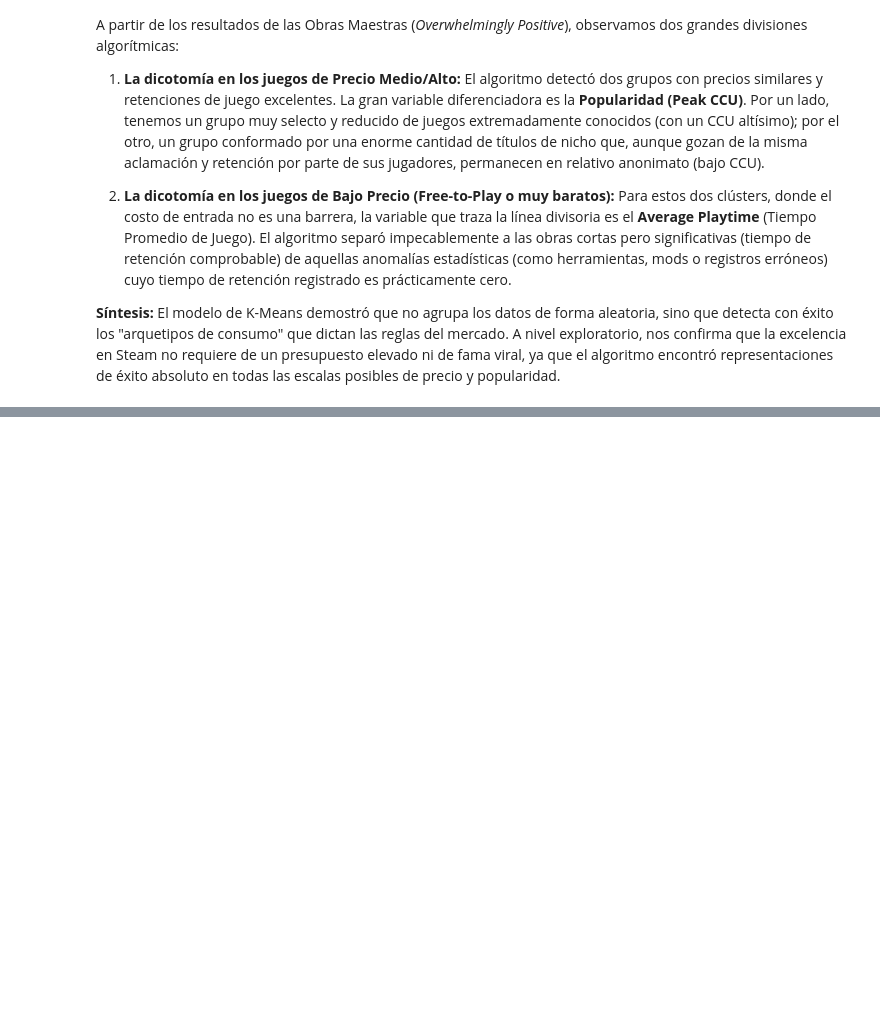
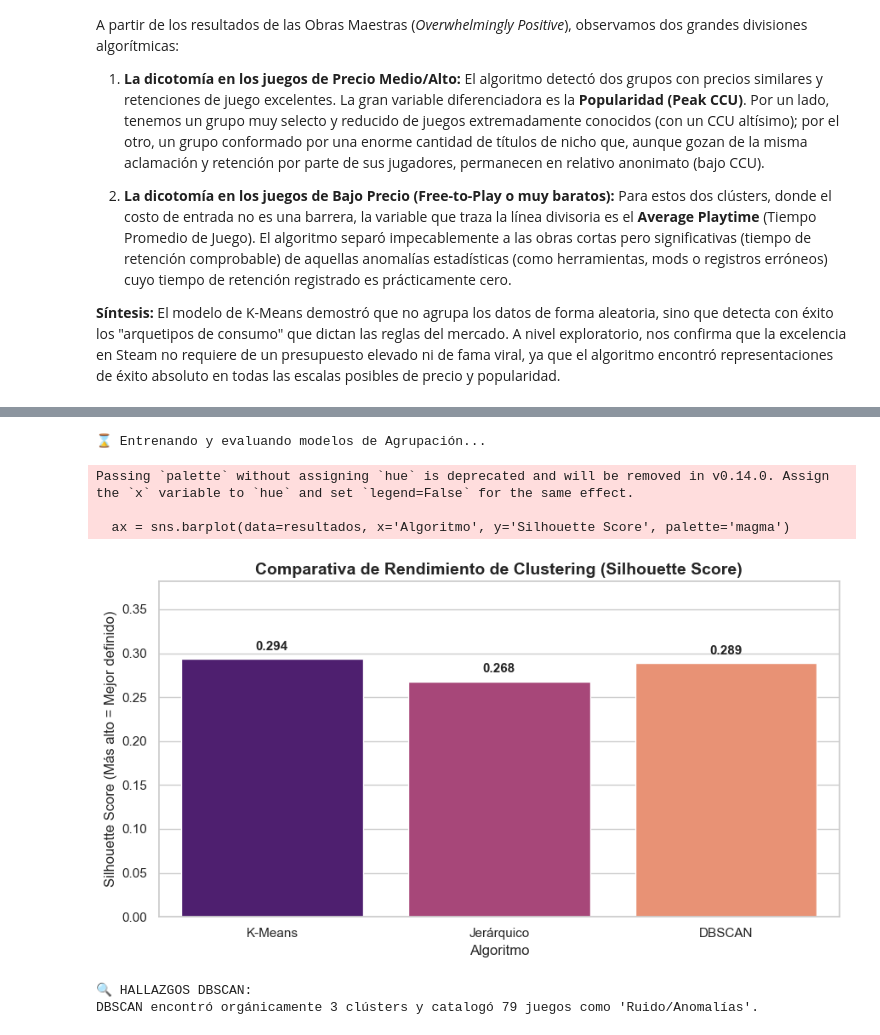
Before and after one commit to David-Felipe/ProyectoMineriaDatos, a Jupyter notebook: Iteracion 2/Codigo/02_topGames_AsctnAgrptn.ipynb, the cells around one changed output, grey strips where cells are left out. Drawn from its saved outputs; the diff is of its cells as text; code cells hidden in the pictures; blank space fills up the shorter version.

Commit message:
DFMR-TopGamesAlternativeAsocAgrup (#7)
* DFMR-DblAsccn-02-05-26

* DFMR-CmplmntdAlterntvs-02-05-26

```diff
--- a/Iteracion 2/Codigo/02_topGames_AsctnAgrptn.ipynb
+++ b/Iteracion 2/Codigo/02_topGames_AsctnAgrptn.ipynb
@@ -834,0 +910,68 @@ El modelo de K-Means demostró que no agrupa los datos de forma aleatoria, sino
+# %%
+from sklearn.cluster import AgglomerativeClustering, DBSCAN
+from sklearn.metrics import silhouette_score
+import matplotlib.pyplot as plt
+import seaborn as sns
+
+print("⌛ Entrenando y evaluando modelos de Agrupación...")
+
+# ==========================================
+# 1. K-MEANS (Modelo Base)
+# ==========================================
+kmeans_comp = KMeans(n_clusters=4, random_state=42, n_init=10)
+labels_km = kmeans_comp.fit_predict(X_scaled_op)
+sil_km = silhouette_score(X_scaled_op, labels_km)
+
+# ==========================================
+# 2. AGGLOMERATIVE CLUSTERING (Jerárquico)
+# ==========================================
+# Le pedimos 4 grupos para que pelee en igualdad de condiciones con K-Means
+agg_comp = AgglomerativeClustering(n_clusters=4)
+labels_agg = agg_comp.fit_predict(X_scaled_op)
+sil_agg = silhouette_score(X_scaled_op, labels_agg)
+
+# ==========================================
+# 3. DBSCAN (Densidad)
+# ==========================================
+# Ajustamos eps y min_samples para este dataset específico logarítmico
+dbscan_comp = DBSCAN(eps=0.8, min_samples=10)
+labels_db = dbscan_comp.fit_predict(X_scaled_op)
+sil_db = silhouette_score(X_scaled_op, labels_db)
+
+# Extra: DBSCAN encuentra sus propios clústers automáticamente y aísla anomalías como "Ruido" (-1)
+n_clusters_db = len(set(labels_db)) - (1 if -1 in labels_db else 0)
+ruido_db = list(labels_db).count(-1)
+
+# ==========================================
+# VISUALIZACIÓN DE LA COMPETENCIA
+# ==========================================
+resultados = pd.DataFrame({
+    'Algoritmo': ['K-Means', 'Jerárquico', 'DBSCAN'],
+    'Silhouette Score': [sil_km, sil_agg, sil_db]
+})
+
+plt.figure(figsize=(9, 5))
+ax = sns.barplot(data=resultados, x='Algoritmo', y='Silhouette Score', palette='magma')
+plt.title('Comparativa de Rendimiento de Clustering (Silhouette Score)', fontsize=14, fontweight='bold')
+plt.ylim(0, max(resultados['Silhouette Score']) * 1.3)
+plt.ylabel('Silhouette Score (Más alto = Mejor definido)', fontsize=12)
+
+# Añadimos las etiquetas de texto
+for i, p in enumerate(ax.patches):
+    ax.annotate(f'{resultados.iloc[i]["Silhouette Score"]:.3f}',
+                (p.get_x() + p.get_width() / 2., p.get_height() + 0.01),
+                ha='center', fontsize=11, fontweight='bold')
+
+plt.tight_layout()
+plt.show()
+
+print("\n🔍 HALLAZGOS DBSCAN:")
+print(f"DBSCAN encontró orgánicamente {n_clusters_db} clústers y catalogó {ruido_db} juegos como 'Ruido/Anomalías'.")
+# %% [output]
+⌛ Entrenando y evaluando modelos de Agrupación...
+Passing `palette` without assigning `hue` is deprecated and will be removed in v0.14.0. Assign the `x` variable to `hue` and set `legend=False` for the same effect.
+
+  ax = sns.barplot(data=resultados, x='Algoritmo', y='Silhouette Score', palette='magma')
+[figure, added]
+🔍 HALLAZGOS DBSCAN:
+DBSCAN encontró orgánicamente 3 clústers y catalogó 79 juegos como 'Ruido/Anomalías'.
```
Also changed, not shown: parts of 7 cells of this notebook.
